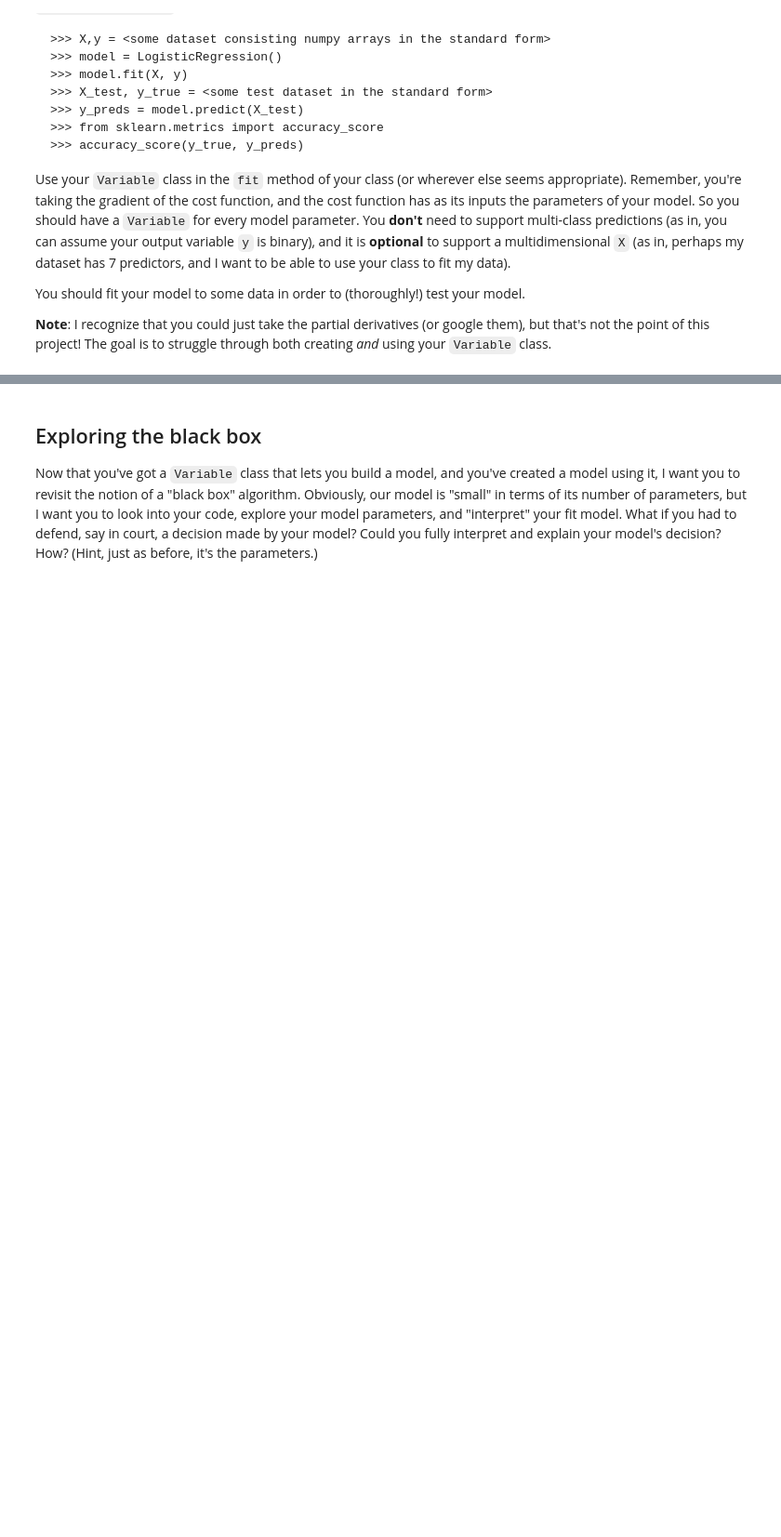
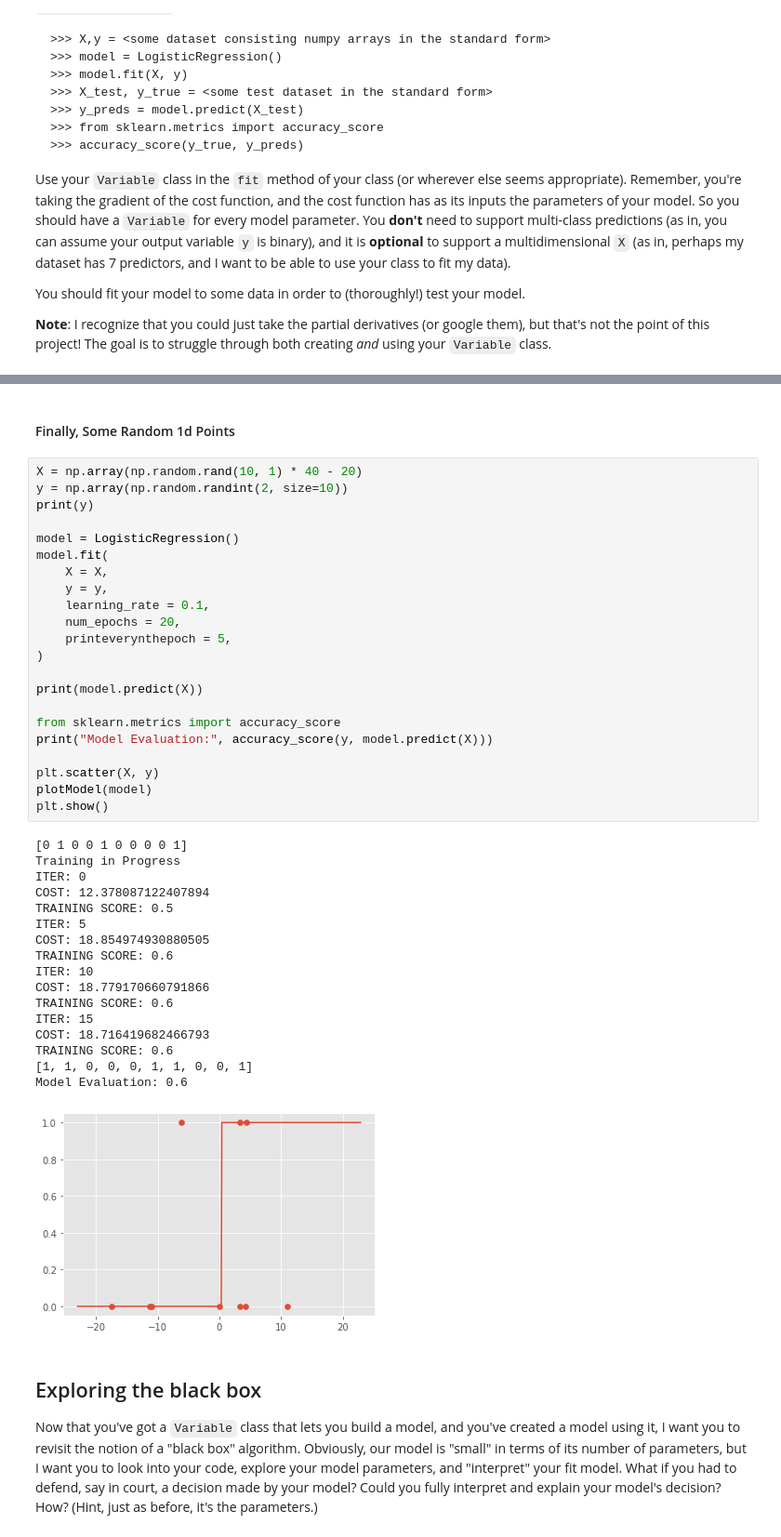
Before and after one commit to huskydj1/CSC630_MachineLearning, a Jupyter notebook: project_gradients.ipynb, the cells around one changed output, grey strips where cells are left out. Shown: that part at 93% size. Saved outputs shown, nothing was run; the diff lists cells and outputs as text; blank space fills up the shorter version.

```diff
--- a/project_gradients.ipynb
+++ b/project_gradients.ipynb
@@ -359,3 +560,45 @@ You should fit your model to some data in order to (thoroughly!) test your model
+# %% [markdown]
+#### Finally, Some Random 1d Points
+# %%
+X = np.array(np.random.rand(10, 1) * 40 - 20)
+y = np.array(np.random.randint(2, size=10))
+print(y)
+
+model = LogisticRegression()
+model.fit(
+    X = X,
+    y = y,
+    learning_rate = 0.1,
+    num_epochs = 20,
+    printeverynthepoch = 5,
+)
+
+print(model.predict(X))
+
+from sklearn.metrics import accuracy_score
+print("Model Evaluation:", accuracy_score(y, model.predict(X)))
+
+plt.scatter(X, y)
+plotModel(model)
+plt.show()
+# %% [output]
+[0 1 0 0 1 0 0 0 0 1]
+Training in Progress
+ITER: 0
+COST: 12.378087122407894
+TRAINING SCORE: 0.5
+ITER: 5
+COST: 18.854974930880505
+TRAINING SCORE: 0.6
+ITER: 10
+COST: 18.779170660791866
+TRAINING SCORE: 0.6
+ITER: 15
+COST: 18.716419682466793
+TRAINING SCORE: 0.6
+[1, 1, 0, 0, 0, 1, 1, 0, 0, 1]
+Model Evaluation: 0.6
+[figure, added]
 # %% [markdown]
 ## Exploring the black box
 
```
Also changed, not shown: parts of 31 cells of this notebook, 4 other files.
